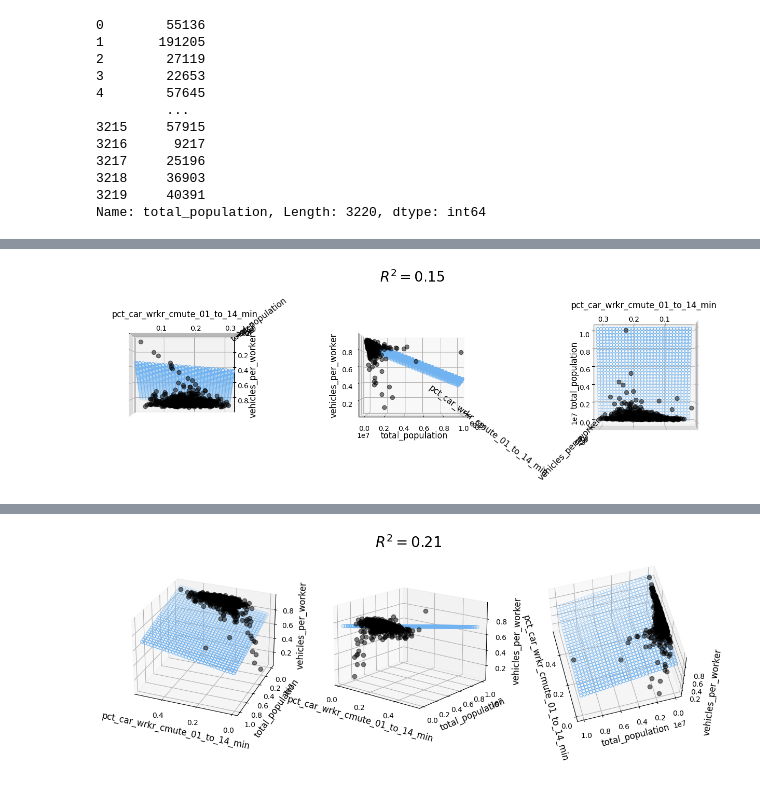
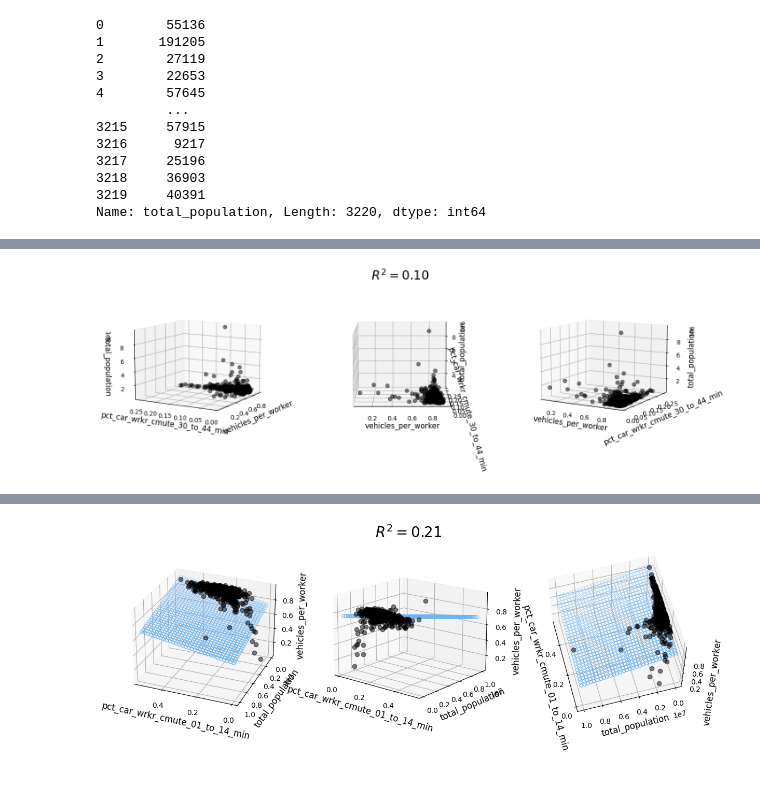
Before and after one commit to Fractate/us_transport_analysis, a Jupyter notebook: us_transport_analysis.ipynb, the cells around one changed output, grey strips where cells are left out. Cells and saved outputs as stored; diff of their text form; code cells hidden in the pictures.

```diff
--- a/us_transport_analysis.ipynb
+++ b/us_transport_analysis.ipynb
@@ -997,8 +1083,13 @@ from mpl_toolkits.mplot3d import Axes3D
 
 # X = df[['log_pct_car_wrkr_cmute_01_to_14_min', 'log_total_population']].values.reshape(-1,2)
 # Y = df['log_vehicles_per_worker']
-X = df[['pct_car_wrkr_cmute_30_to_44_min', 'total_population']].values.reshape(-1,2)
-Y = df['vehicles_per_worker']
+# y1 = df['pct_car_wrkr_cmute_01_to_14_min']
+# y2 = df['pct_car_wrkr_cmute_15_to_29_min']
+# y3 = df['pct_car_wrkr_cmute_30_to_44_min']
+# y4 = df['pct_car_wrkr_cmute_44_to_59_min']
+# y5 = df['pct_car_wrkr_cmute_over_60_min']
+X = df[['vehicles_per_worker', 'pct_car_wrkr_cmute_over_60_min']].values.reshape(-1,2)
+Y = df['total_population']
 
 ######################## Prepare model data point for visualization ###############################
 
@@ -1024,38 +1115,39 @@ r2 = model.score(X, Y)
 ############################################## Plot ################################################
 
 plt.style.use('default')
 
 fig = plt.figure(figsize=(14, 4))
 
 ax1 = fig.add_subplot(131, projection='3d')
 ax2 = fig.add_subplot(132, projection='3d')
 ax3 = fig.add_subplot(133, projection='3d')
 
 axes = [ax1, ax2, ax3]
 
 for ax in axes:
     ax.plot(x, y, z, color='k', zorder=15, linestyle='none', marker='o', alpha=0.5)
-    ax.scatter(xx_pred.flatten(), yy_pred.flatten(), predicted, facecolor=(0,0,0,0), s=20, edgecolor='#70b3f0')
-    ax.set_xlabel('pct_car_wrkr_cmute_01_to_14_min', fontsize=12)
-    ax.set_ylabel('total_population', fontsize=12)
-    ax.set_zlabel('vehicles_per_worker', fontsize=12)
+    # ax.scatter(xx_pred.flatten(), yy_pred.flatten(), predicted, facecolor=(0,0,0,0), s=20, edgecolor='#70b3f0')
+    ax.set_xlabel('vehicles_per_worker', fontsize=12)
+    ax.set_ylabel('pct_car_wrkr_cmute_30_to_44_min', fontsize=12)
+    ax.set_zlabel('total_population', fontsize=12)
     ax.locator_params(nbins=4, axis='x')
     ax.locator_params(nbins=5, axis='x')
 
 ax1.text2D(0.2, 0.32, '', fontsize=13, ha='center', va='center',
            transform=ax1.transAxes, color='grey', alpha=0.5)
 ax2.text2D(0.3, 0.42, '', fontsize=13, ha='center', va='center',
            transform=ax2.transAxes, color='grey', alpha=0.5)
 ax3.text2D(0.85, 0.85, '', fontsize=13, ha='center', va='center',
            transform=ax3.transAxes, color='grey', alpha=0.5)
 
-ax1.view_init(elev=180, azim=270)
-ax2.view_init(elev=0, azim=0)
-ax3.view_init(elev=-90, azim=90)
+# ax1.view_init(elev=90, azim=270)
+ax1.view_init(elev=10, azim=210)
+ax2.view_init(elev=10, azim=270)
+ax3.view_init(elev=10, azim=300)
 # ax3.view_init(elev=180, azim=270, roll=0)
 
 fig.suptitle('$R^2 = %.2f$' % r2, fontsize=20)
 
 fig.tight_layout()
 # %% [output]
-[figure, old version]
+[figure, new version]
```
Also changed, not shown: parts of 3 cells of this notebook, 2 other files.
